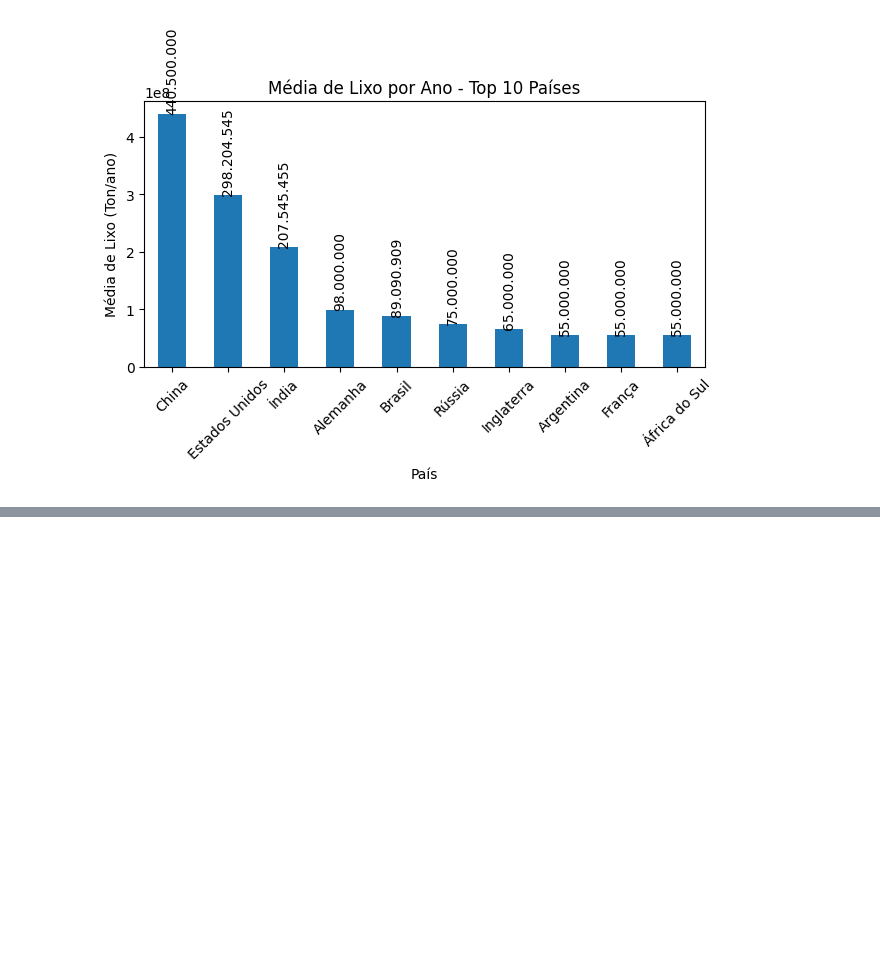
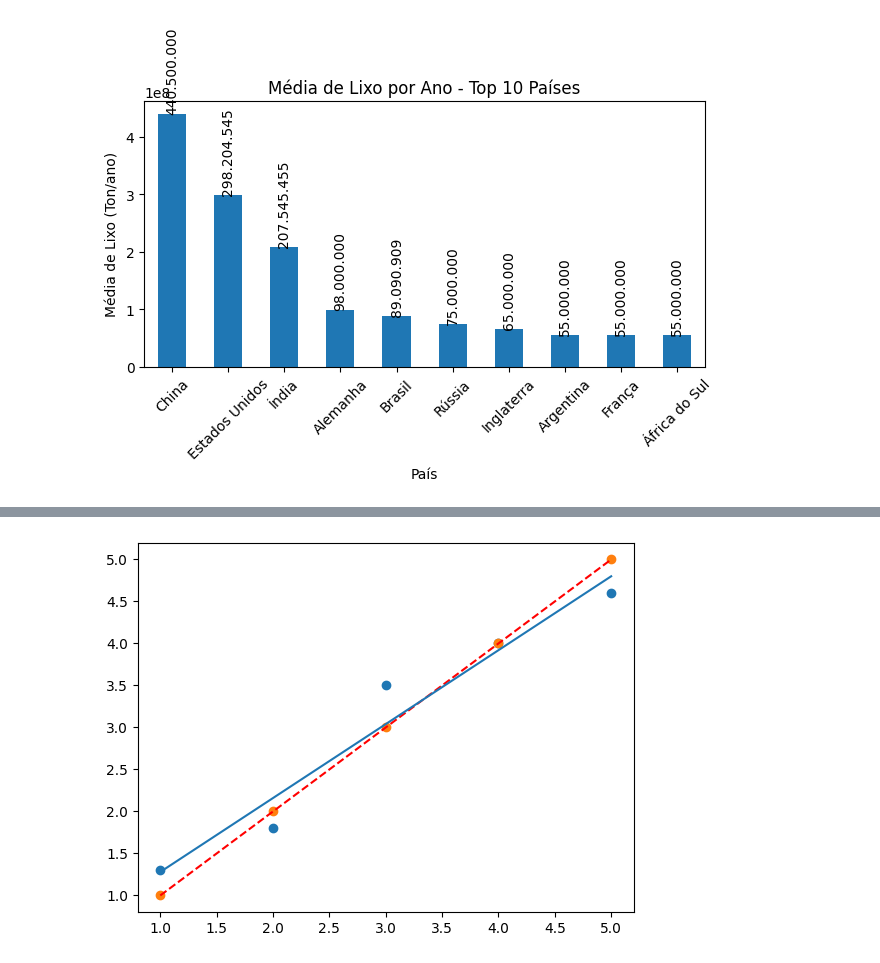
Before and after one commit to rafaelflorentino/Python, a Jupyter notebook: IA/Projeto_lixo/collab.ipynb, the cells around one changed output, grey strips where cells are left out. Saved outputs shown, nothing was run; the diff lists cells and outputs as text; code cells hidden in the pictures; blank space fills up the shorter version.

```diff
--- a/IA/Projeto_lixo/collab.ipynb
+++ b/IA/Projeto_lixo/collab.ipynb
@@ -1287,0 +1371,3 @@ plt.show()
+# %%
+# Criando um regressor
+reg = LinearRegression().fit(dados.X.values.reshape(-1,1), dados.Y)
@@ -1287,0 +1386,14 @@ plt.show()
+# %%
+fig, ax = plt.subplots()
+
+ax.scatter(dados.X,dados.Y)
+ax.plot(dados.X,dados.y_reta, '--r') # reta vermelha
+ax.scatter(dados.X,dados.y_reta)  # preveria o valor nesse ponto
+
+x= dados.X.values
+y = a * x + b
+ax.plot(x,y)
+
+plt.show()
+# %% [output]
+[figure, added]
```
Also changed, not shown: parts of 49 cells of this notebook.
